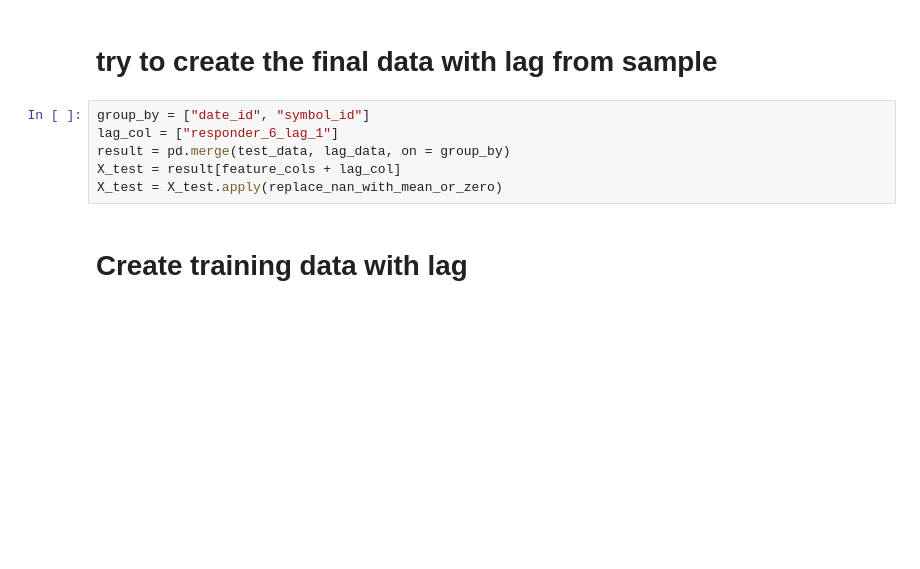
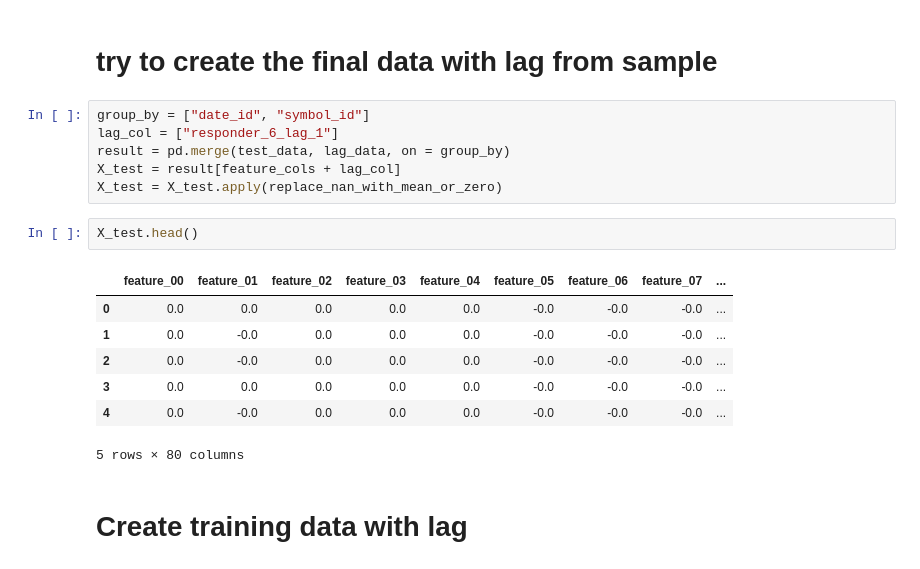
Before and after one commit to Merzenval/JaneStreet, a Jupyter notebook: main.ipynb, the cells around one changed output. Drawn from its saved outputs; the diff is of its cells as text; blank space fills up the shorter version.

```diff
--- a/main.ipynb
+++ b/main.ipynb
@@ -75,6 +75,16 @@ lag_col = ["responder_6_lag_1"]
 result = pd.merge(test_data, lag_data, on = group_by)
 X_test = result[feature_cols + lag_col]
 X_test = X_test.apply(replace_nan_with_mean_or_zero)
+# %%
+X_test.head()
+# %% [output]
+|  | feature_00 | feature_01 | feature_02 | feature_03 | feature_04 | feature_05 | feature_06 | feature_07 | ... |
+| 0 | 0.0 | 0.0 | 0.0 | 0.0 | 0.0 | -0.0 | -0.0 | -0.0 | ... |
+| 1 | 0.0 | -0.0 | 0.0 | 0.0 | 0.0 | -0.0 | -0.0 | -0.0 | ... |
+| 2 | 0.0 | -0.0 | 0.0 | 0.0 | 0.0 | -0.0 | -0.0 | -0.0 | ... |
+| 3 | 0.0 | 0.0 | 0.0 | 0.0 | 0.0 | -0.0 | -0.0 | -0.0 | ... |
+| 4 | 0.0 | -0.0 | 0.0 | 0.0 | 0.0 | -0.0 | -0.0 | -0.0 | ... |
+5 rows × 80 columns
 # %% [markdown]
 # Create training data with lag
 # %%
```
